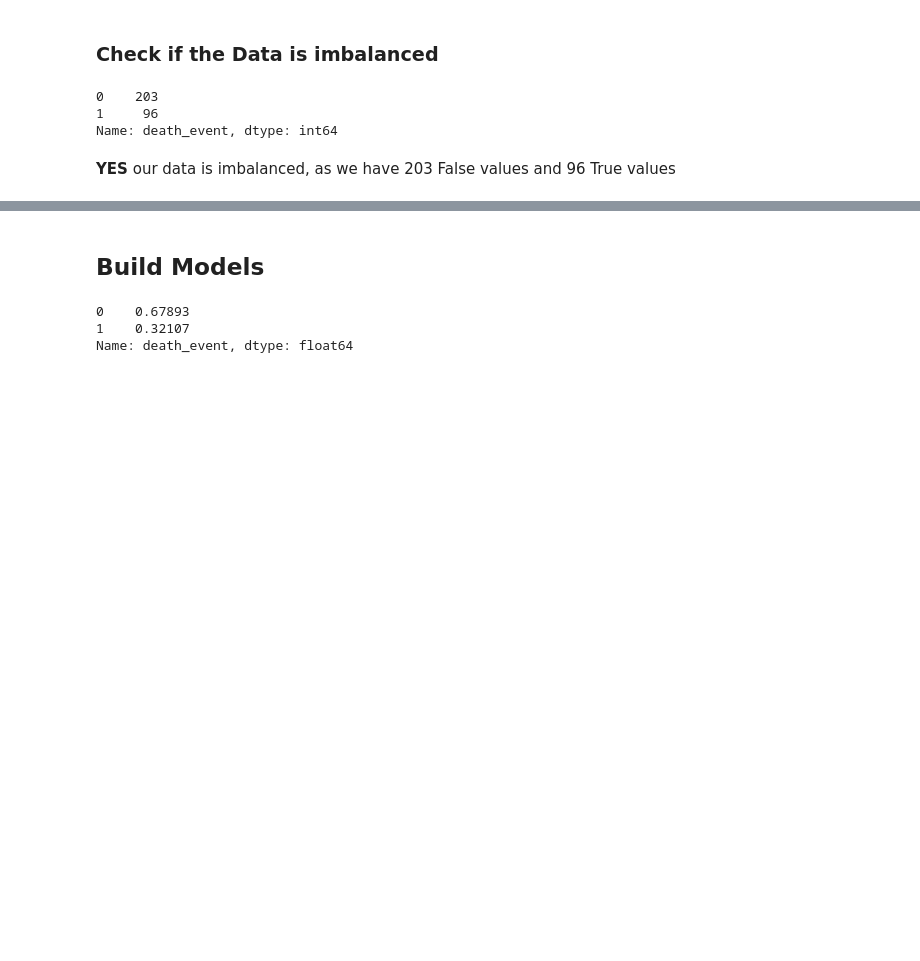
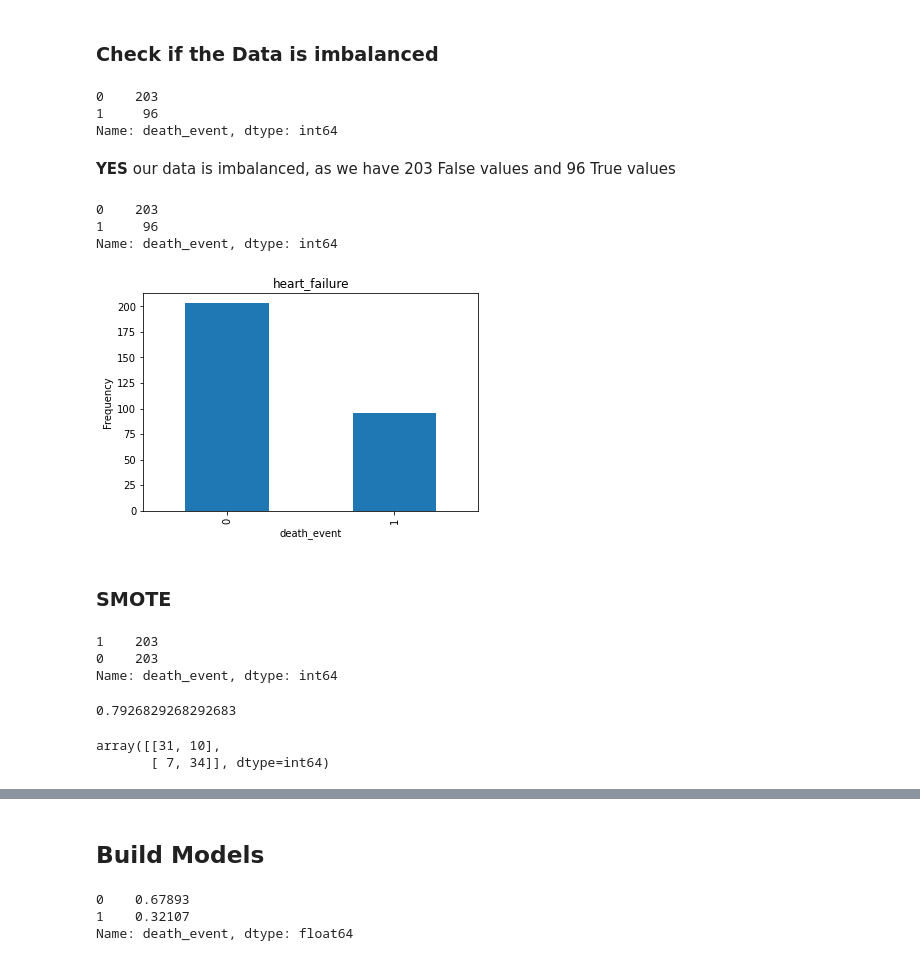
Before and after one commit to nicolerichter1989/heart_failure, a Jupyter notebook: heart_failure.ipynb, the cells around one changed output, grey strips where cells are left out. Cells and saved outputs as stored; diff of their text form; code cells hidden in the pictures; blank space fills up the shorter version.

```diff
--- a/heart_failure.ipynb
+++ b/heart_failure.ipynb
@@ -265,3 +268,45 @@ data['death_event'].value_counts()
 Name: death_event, dtype: int64
 # %% [markdown]
 **YES** our data is imbalanced, as we have 203 False values and 96 True values
+# %%
+pd.value_counts(data['death_event']).plot.bar()
+plt.title('heart_failure')
+plt.xlabel('death_event')
+plt.ylabel('Frequency')
+data['death_event'].value_counts()
+# %% [output]
+0    203
+1     96
+Name: death_event, dtype: int64
+[figure, added]
+# %% [markdown]
+### SMOTE
+# %%
+smote = SMOTE()
+
+X = data.drop('death_event', axis=1)
+y = data['death_event']
+
+X_sm, y_sm = smote.fit_resample(X, y)
+y_sm.value_counts()
+# %% [output]
+1    203
+0    203
+Name: death_event, dtype: int64
+# %%
+### Use logistic regression to fit the model and compute the accuracy of the model.
+
+X_sm_train, X_sm_test, y_sm_train, y_sm_test = train_test_split(X_sm, y_sm, test_size=0.2, random_state=42)
+
+classification = LogisticRegression(random_state=42, max_iter=10000)
+classification.fit(X_sm_train, y_sm_train)
+
+classification.score(X_sm_test, y_sm_test)
+# %% [output]
+0.7926829268292683
+# %%
+predictions = classification.predict(X_sm_test)
+confusion_matrix(y_sm_test, predictions)
+# %% [output]
+array([[31, 10],
+       [ 7, 34]], dtype=int64)
```
Also changed, not shown: parts of 7 cells of this notebook.
